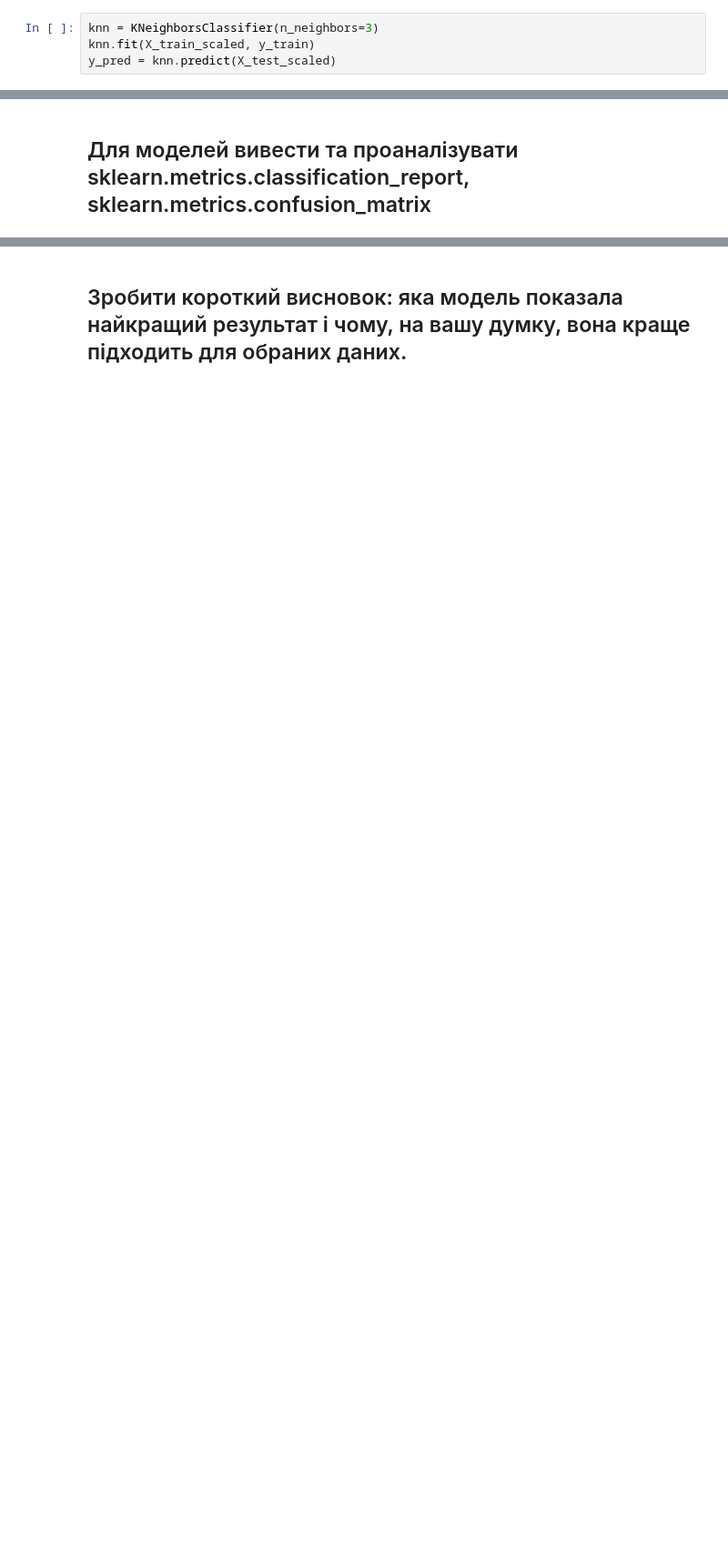
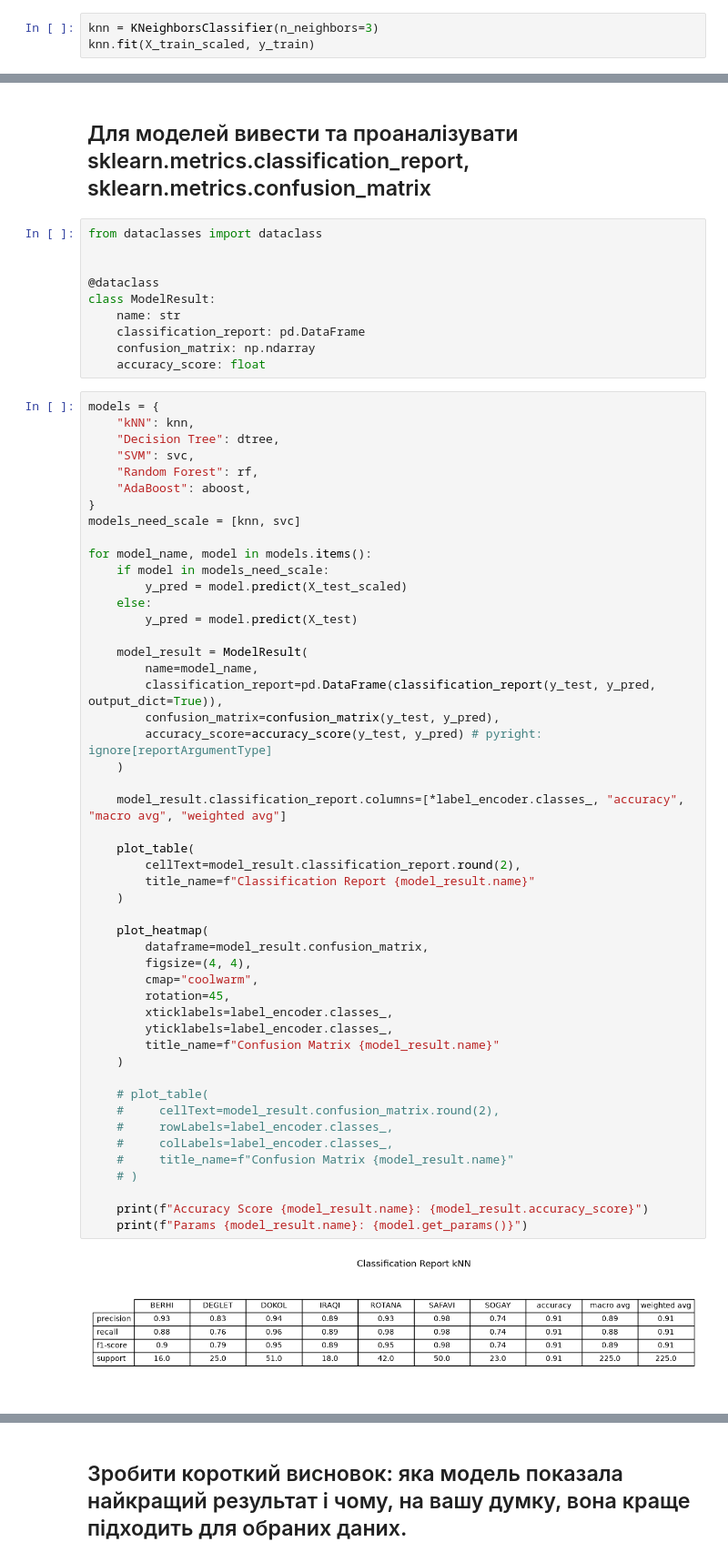
Before and after one commit to KPI-FTI-MMDA-Klymentiev/IntelligentDataAnalysis, a Jupyter notebook: labs/lab1/lab1.ipynb, the cells around one changed output, grey strips where cells are left out. Shown at 91% size. Drawn from its saved outputs; the diff is of its cells as text; blank space fills up the shorter version.

```diff
--- a/labs/lab1/lab1.ipynb
+++ b/labs/lab1/lab1.ipynb
@@ -433,4 +482,3 @@ from sklearn.neighbors import KNeighborsClassifier
 # %%
 knn = KNeighborsClassifier(n_neighbors=3)
 knn.fit(X_train_scaled, y_train)
-y_pred = knn.predict(X_test_scaled)
@@ -578,2 +659,63 @@ knn.get_params()
 # %% [markdown]
 ## Для моделей вивести та проаналізувати sklearn.metrics.classification_report, sklearn.metrics.confusion_matrix
+# %%
+from dataclasses import dataclass
+
+
+@dataclass
+class ModelResult:
+    name: str
+    classification_report: pd.DataFrame
+    confusion_matrix: np.ndarray
+    accuracy_score: float
+# %%
+models = {
+    "kNN": knn,
+    "Decision Tree": dtree,
+    "SVM": svc,
+    "Random Forest": rf,
+    "AdaBoost": aboost,
+}
+models_need_scale = [knn, svc]
+
+for model_name, model in models.items():
+    if model in models_need_scale:
+        y_pred = model.predict(X_test_scaled)
+    else:
+        y_pred = model.predict(X_test)
+
+    model_result = ModelResult(
+        name=model_name,
+        classification_report=pd.DataFrame(classification_report(y_test, y_pred, output_dict=True)),
+        confusion_matrix=confusion_matrix(y_test, y_pred),
+        accuracy_score=accuracy_score(y_test, y_pred) # pyright: ignore[reportArgumentType]
+    )
+
+    model_result.classification_report.columns=[*label_encoder.classes_, "accuracy", "macro avg", "weighted avg"]
+
+    plot_table(
+        cellText=model_result.classification_report.round(2),
+        title_name=f"Classification Report {model_result.name}"
+    )
+
+    plot_heatmap(
+        dataframe=model_result.confusion_matrix,
+        figsize=(4, 4),
+        cmap="coolwarm",
+        rotation=45,
+        xticklabels=label_encoder.classes_,
+        yticklabels=label_encoder.classes_,
+        title_name=f"Confusion Matrix {model_result.name}"
+    )
+
+    # plot_table(
+    #     cellText=model_result.confusion_matrix.round(2),
+    #     rowLabels=label_encoder.classes_,
+    #     colLabels=label_encoder.classes_,
+    #     title_name=f"Confusion Matrix {model_result.name}"
+    # )
+
+    print(f"Accuracy Score {model_result.name}: {model_result.accuracy_score}")
+    print(f"Params {model_result.name}: {model.get_params()}")
+# %% [output]
+[figure, added]
```
Also changed, not shown: parts of 36 cells of this notebook.
